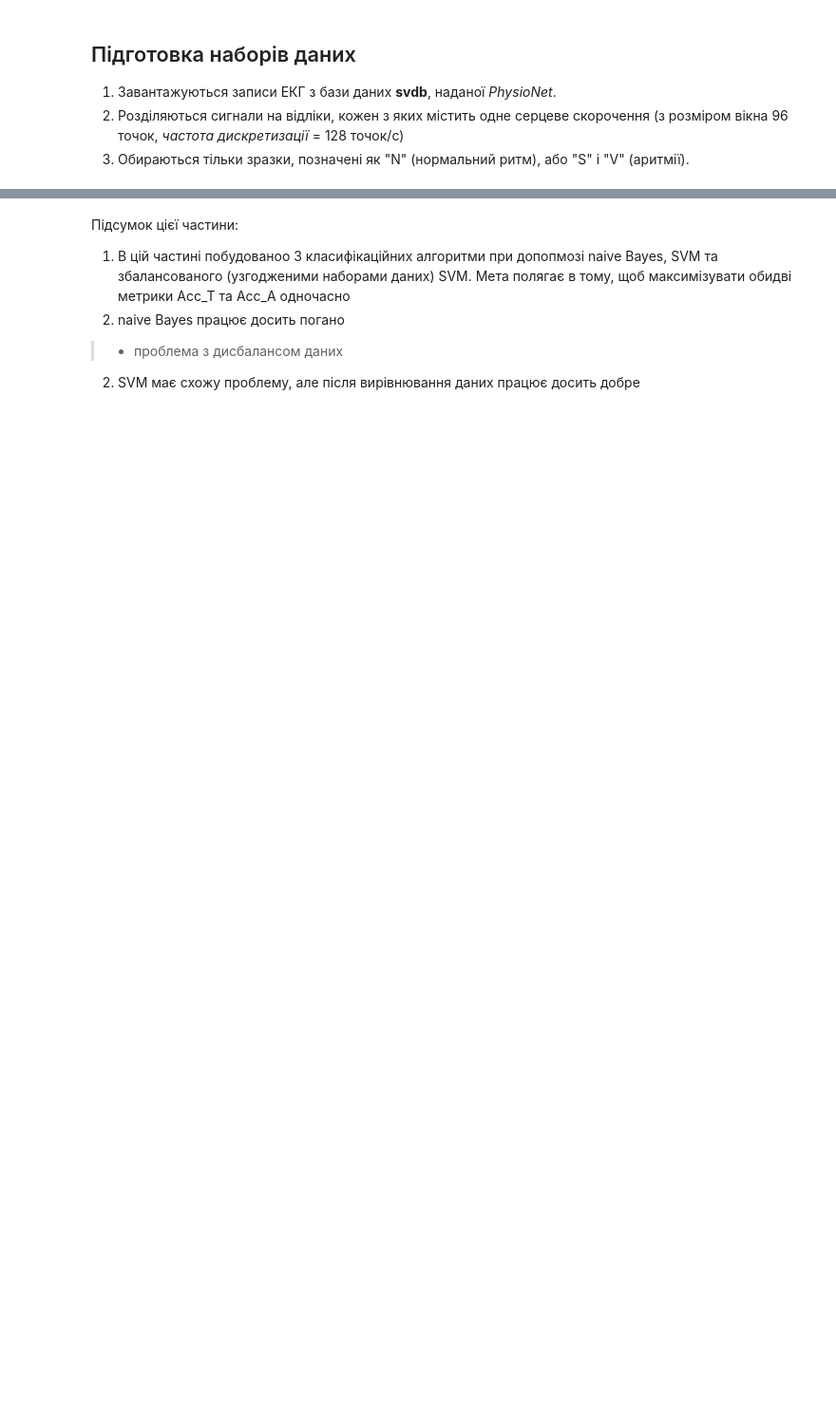
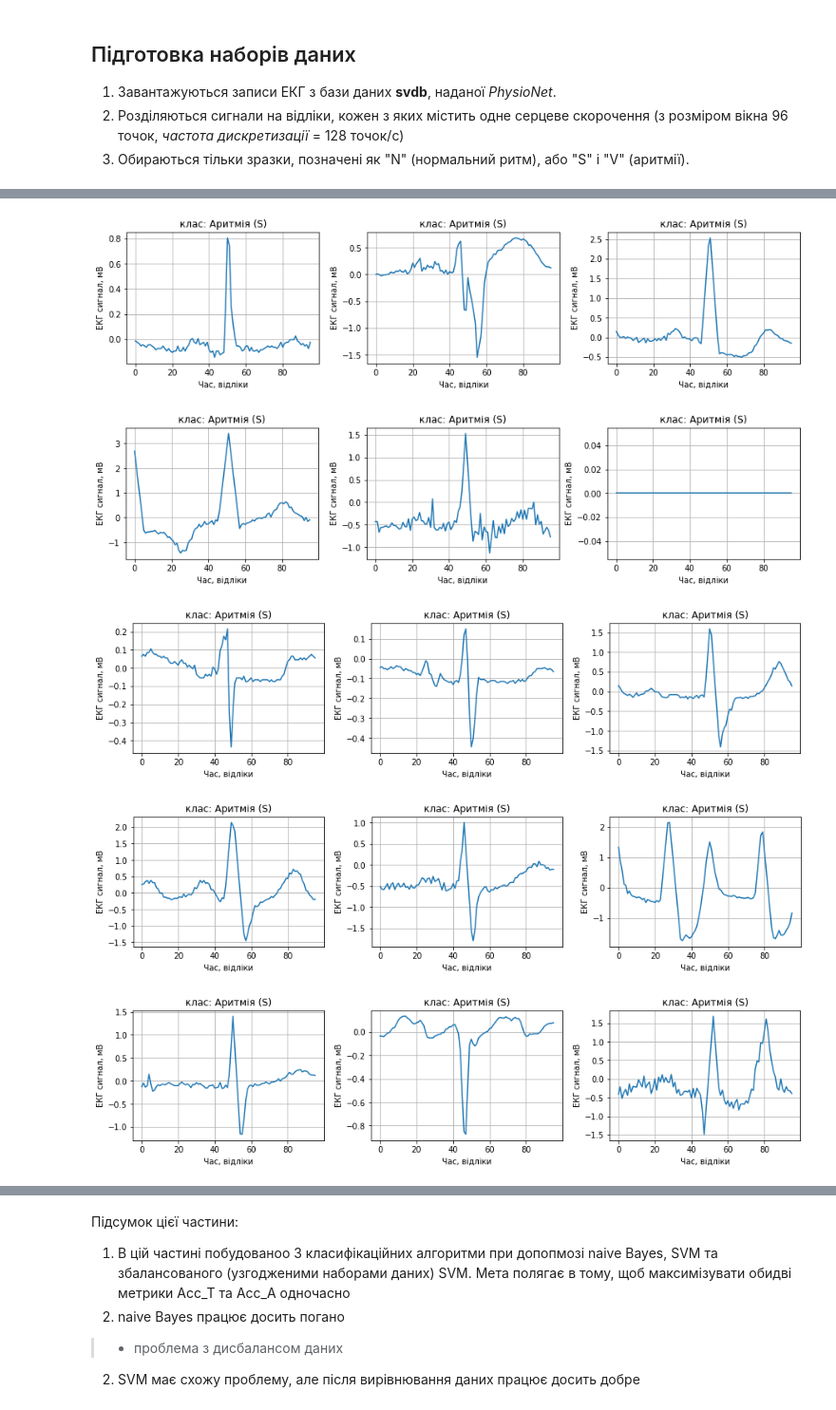
Before and after one commit to demyanchuk-nestor/AI_for_Medical_Diagnosis, a Jupyter notebook: 29_Застосування_машинного_навчання_для_виявлення_захворювань_на_основі_аналізу_ecg_classification.ipynb, the cells around one changed output, grey strips where cells are left out. Shown at 95% size. Cells and saved outputs as stored; diff of their text form; code cells hidden in the pictures; blank space fills up the shorter version.

```diff
--- a/29_Застосування_машинного_навчання_для_виявлення_захворювань_на_основі_аналізу_ecg_classification.ipynb
+++ b/29_Застосування_машинного_навчання_для_виявлення_захворювань_на_основі_аналізу_ecg_classification.ipynb
@@ -99,0 +202,24 @@ plt.show()
+# %%
+# Виберемо випадковим чином 15 сигналів, що належать до класу "S" (аритмія) для відображення
+number_of_samples = 15
+n_idx = np.where(all_annotations=='S')[0]
+sample_number = n_idx[sample_without_replacement(len(n_idx), number_of_samples)]
+sample_number = np.reshape(sample_number, [5, 3])
+
+# Відобразимо зразки сигналів на графіках
+for i in range(5):
+    fig, ax = plt.subplots(1,3)
+    fig.set_size_inches(15, 3)
+    plt.subplots_adjust(wspace=0.25)
+
+    for j, sn in enumerate(sample_number[i,:]):
+        ax[j].plot(all_beats[sn])
+        ax[j].set(xlabel='Час, відліки', ylabel='ЕКГ сигнал, мВ', title='клас: Аритмія ' + '(' + all_annotations[sn] + ')')
+        ax[j].grid()
+    plt.show()
+# %% [output]
+[figure, added]
+[figure, added]
+[figure, added]
+[figure, added]
+[figure, added]
```
Also changed, not shown: parts of 42 cells of this notebook.
